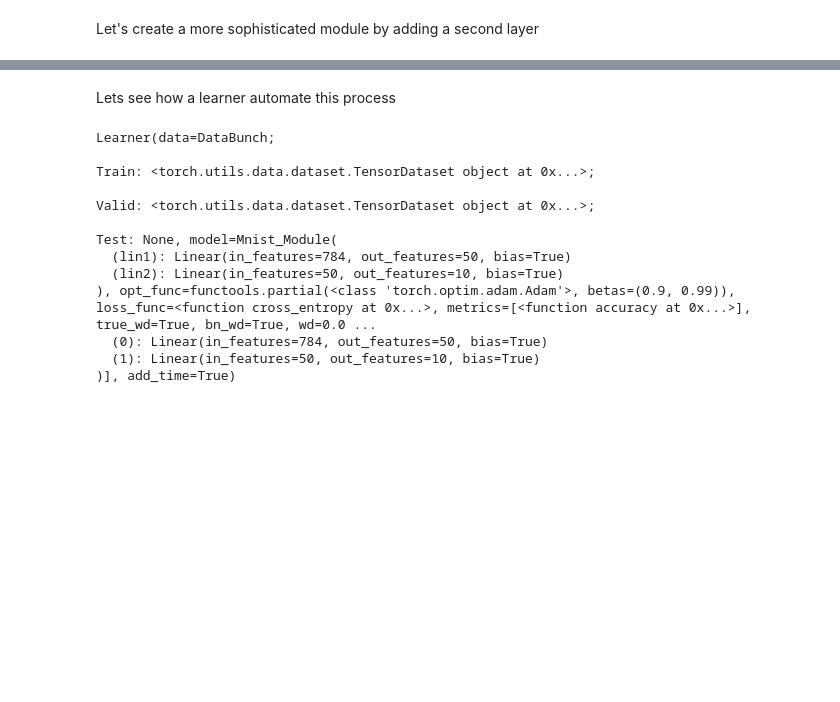
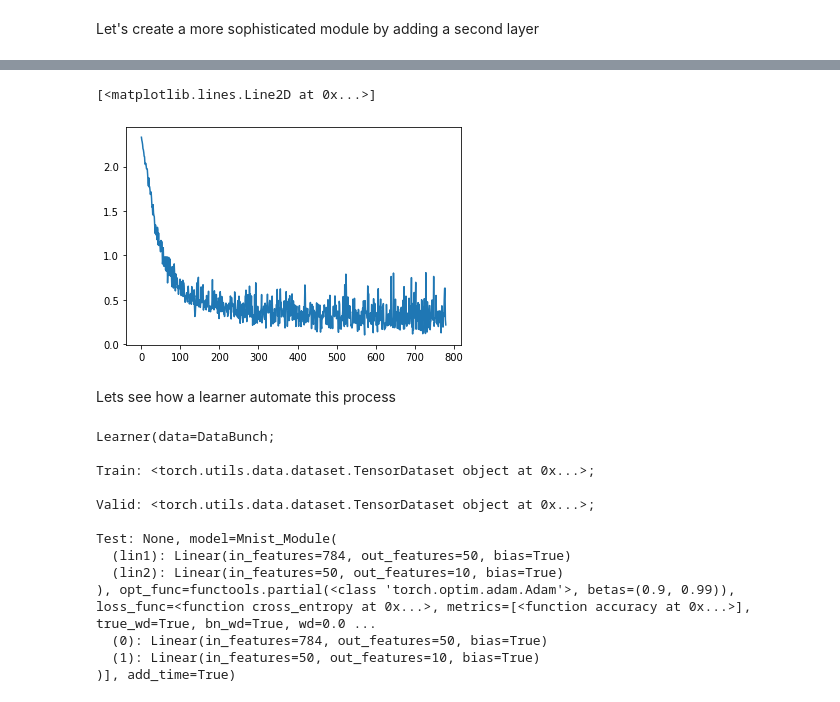
Before and after one commit to anassBelcaid/deeplearningCoder1, a Jupyter notebook: nbs/dl1/Lesson5-SGD-MNIST.ipynb, the cells around one changed output, grey strips where cells are left out. Saved outputs shown, nothing was run; the diff lists cells and outputs as text; code cells hidden in the pictures; blank space fills up the shorter version.

Commit message:
Notebook on mnist with vanilla torch

```diff
--- a/nbs/dl1/Lesson5-SGD-MNIST.ipynb
+++ b/nbs/dl1/Lesson5-SGD-MNIST.ipynb
@@ -186,3 +196,34 @@ plt.plot(losses)
+# %%
+def update(example, label,lr):
+    """
+    Modified update function that uses adam optimizer
+    """
+    opt =  torch.optim.Adam(model.parameters(), lr=lr)
+
+    #Forward loop
+    y_pred = model(example)
+
+    #computing the loss
+    loss = loss_function(y_pred, label)
+
+    #backard
+    loss.backward()
+
+    #using the step method to update the parameter
+    opt.step()
+
+    #making all parameter grad at 0
+    opt.zero_grad()
+
+    return loss.item()
+# %%
+model = Mnist_Module().cuda()
+
+losses = [update(x,y,1e-3) for x,y in data.train_dl ]
+plt.plot(losses)
+# %% [output]
+[<matplotlib.lines.Line2D at 0x...>]
+[figure, added]
 # %% [markdown]
 Lets see how a learner automate this process
 # %%
```
Also changed, not shown: parts of 5 cells of this notebook, 1 other file.
